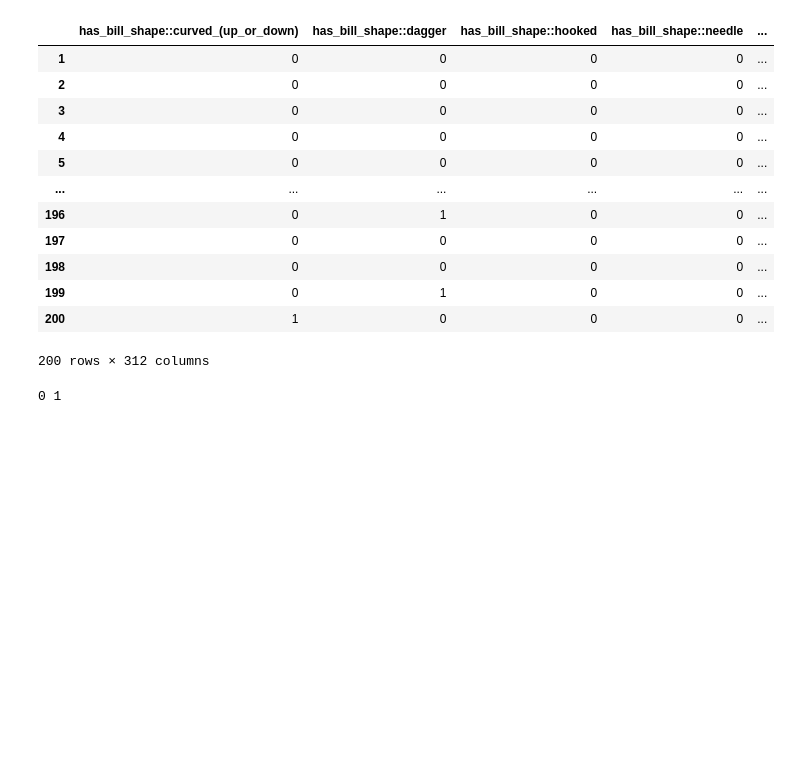
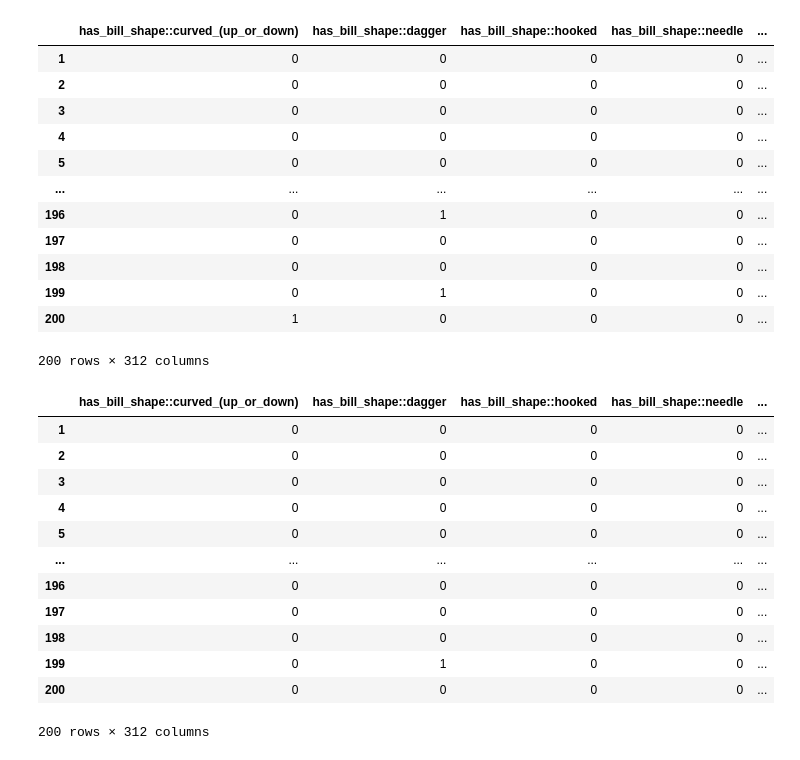
Before and after one commit to RuNiVe/FeatherInfocus, a Jupyter notebook: Models/Attribute data preparation.ipynb, the cells around one changed output. Cells and saved outputs as stored; diff of their text form; code cells hidden in the pictures; blank space fills up the shorter version.

```diff
--- a/Models/Attribute data preparation.ipynb
+++ b/Models/Attribute data preparation.ipynb
@@ -136,4 +152,49 @@ attributes_df_named
 | 199 | 0 | 1 | 0 | 0 | ... |
 | 200 | 1 | 0 | 0 | 0 | ... |
 200 rows × 312 columns
+# %%
+# Binarizantion of attributes with only highest value per group set to 1
+
+attributes = np.load("../aml-2025-feathers-in-focus/attributes.npy", allow_pickle=True)
+attributes_df = pd.DataFrame(attributes, columns=list(attr_map.keys()))
+attributes_df_binarytop1 = attributes_df.copy()
+
+for group, attr_ids in group_map.items():
+    cols = [col for col in attr_ids if col in attributes_df_binarytop1.columns]
+
+    if len(cols) == 0:
+        continue
+
+    # Zero out the group
+    attributes_df_binarytop1[cols] = 0
+
+    # Extract values for this group
+    group_values = attributes_df[cols].values
+
+    # Compute per-row max for this group
+    row_max = np.max(group_values, axis=1)  # shape: (n_rows,)
+
+    # Create a boolean mask: True where value == row max
+    mask = (group_values == row_max[:, None])  # shape: (n_rows, n_cols_in_group)
+
+    # Set 1 where mask is True
+    attributes_df_binarytop1.loc[:, cols] = mask.astype(int)
+
+attributeshighv_df_named = attributes_df_binarytop1.rename(columns=attr_map)
+attributeshighv_df_named.index = attributeshighv_df_named.index + 1
+attributeshighv_df_named
+# %% [output]
+|  | has_bill_shape::curved_(up_or_down) | has_bill_shape::dagger | has_bill_shape::hooked | has_bill_shape::needle | ... |
+| 1 | 0 | 0 | 0 | 0 | ... |
+| 2 | 0 | 0 | 0 | 0 | ... |
+| 3 | 0 | 0 | 0 | 0 | ... |
+| 4 | 0 | 0 | 0 | 0 | ... |
+| 5 | 0 | 0 | 0 | 0 | ... |
+| ... | ... | ... | ... | ... | ... |
+| 196 | 0 | 0 | 0 | 0 | ... |
+| 197 | 0 | 0 | 0 | 0 | ... |
+| 198 | 0 | 0 | 0 | 0 | ... |
+| 199 | 0 | 1 | 0 | 0 | ... |
+| 200 | 0 | 0 | 0 | 0 | ... |
+200 rows × 312 columns
 # %%
@@ -158,7 +222,3 @@ complete_bird_attributes.head()
 
 #export to csv
 complete_bird_attributes.to_csv("complete_bird_attributes.csv")
-# %%
-print(complete_bird_attributes.values.min(), complete_bird_attributes.values.max())
-# %% [output]
-0 1
```
Also changed, not shown: parts of 3 cells of this notebook, 1 other file.
